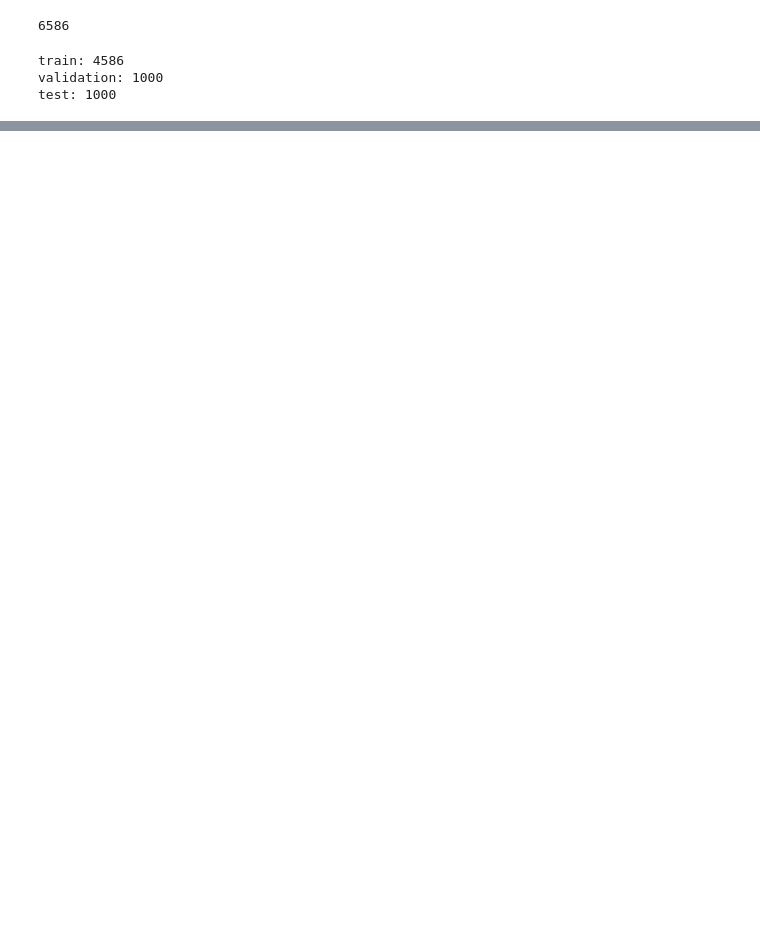
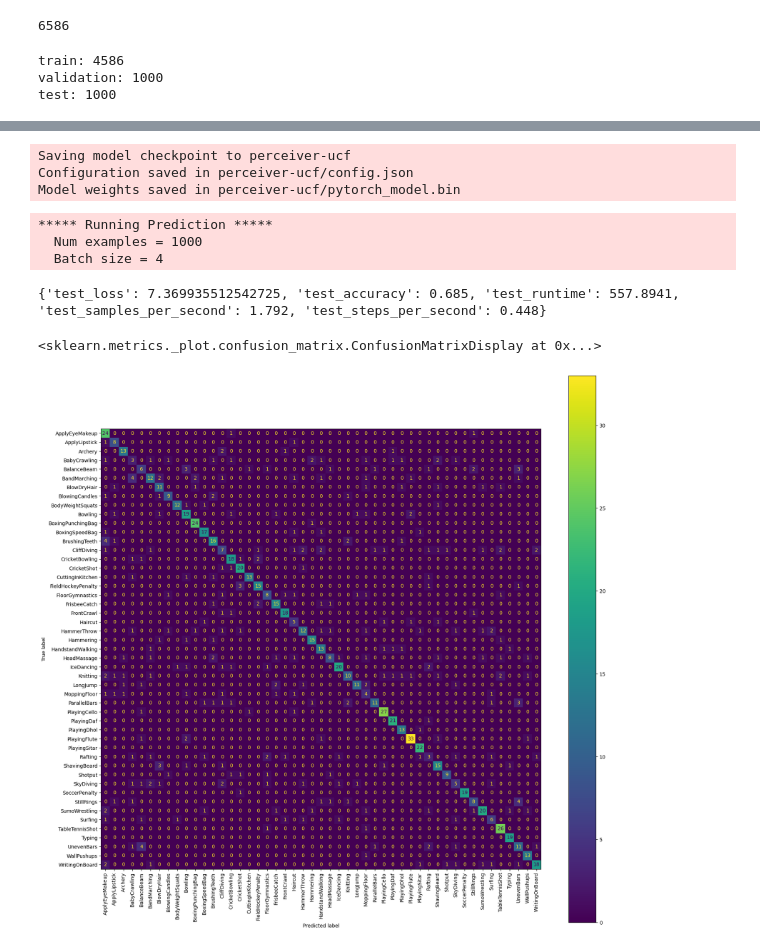
Before and after one commit to HoriiLabWork/lab-work, a Jupyter notebook: perceiver.ipynb, the cells around one changed output, grey strips where cells are left out. Cells and saved outputs as stored; diff of their text form; code cells hidden in the pictures; blank space fills up the shorter version.

Commit message:
train perceiver-ucf

```diff
--- a/perceiver.ipynb
+++ b/perceiver.ipynb
@@ -287,7 +249,7 @@ def collate_fn(examples):
     videos = torch.stack(videos)
     audios = torch.stack(audios)
     labels = torch.stack(labels)
-    return {'inputs': {'image': videos, 'audio': audios, 'label': labels}}
+    return {'image': videos, 'audio': audios, 'labels': labels}
 # %%
 from torch.utils.data import DataLoader
 
@@ -304,9 +433,7 @@ torch.Size([2, 49])
 # %%
-from transformers import PerceiverForMultimodalAutoencoding
-
-model = PerceiverForMultimodalAutoencoding.from_pretrained("deepmind/multimodal-perceiver",
-                                                           num_labels = all_dataset.num_labels,
-                                                           id2label=all_dataset.id2label,
-                                                           label2id=all_dataset.label2id,
-                                                           ignore_mismatched_sizes=True)
+model = PerceiverForMultimodalClassification.from_pretrained("deepmind/multimodal-perceiver",
+                                                             num_labels=all_dataset.num_labels,
+                                                             id2label=all_dataset.id2label,
+                                                             label2id=all_dataset.label2id,
+                                                             ignore_mismatched_sizes=True)
 # %% [output]
@@ -338,10 +463,10 @@ args = TrainingArguments(
     f"perceiver-ucf",
     save_strategy="epoch",
     evaluation_strategy="epoch",
-    learning_rate=2e-5,
-    per_device_train_batch_size=10,
+    learning_rate=2e-4,
+    per_device_train_batch_size=4,
     per_device_eval_batch_size=4,
-    num_train_epochs=3,
+    num_train_epochs=100,
     weight_decay=0.01,
     load_best_model_at_end=True,
     metric_for_best_model=metric_name,
@@ -381,0 +528,32 @@ OutOfMemoryError: CUDA out of memory. Tried to allocate 1.86 GiB (GPU 0; 9.77 Gi
+# %%
+trainer.save_state()
+trainer.save_model()
+# %% [output]
+Saving model checkpoint to perceiver-ucf
+Configuration saved in perceiver-ucf/config.json
+Model weights saved in perceiver-ucf/pytorch_model.bin
+# %%
+outputs = trainer.predict(test_dataset)
+# %% [output]
+***** Running Prediction *****
+  Num examples = 1000
+  Batch size = 4
+# %%
+print(outputs.metrics)
+# %% [output]
+{'test_loss': 7.369935512542725, 'test_accuracy': 0.685, 'test_runtime': 557.8941, 'test_samples_per_second': 1.792, 'test_steps_per_second': 0.448}
+# %%
+from sklearn.metrics import confusion_matrix, ConfusionMatrixDisplay
+import matplotlib.pyplot as plt
+
+y_true = outputs.label_ids
+y_pred = outputs.predictions.argmax(1)
+
+labels = list(all_dataset.label2id.keys())
+cm = confusion_matrix(y_true, y_pred)
+disp = ConfusionMatrixDisplay(confusion_matrix=cm, display_labels=labels)
+fig, ax = plt.subplots(figsize=(20,20))
+disp.plot(ax=ax, xticks_rotation='vertical')
+# %% [output]
+<sklearn.metrics._plot.confusion_matrix.ConfusionMatrixDisplay at 0x...>
+[figure, added]
```
Also changed, not shown: parts of 18 cells of this notebook, 2 other files.
